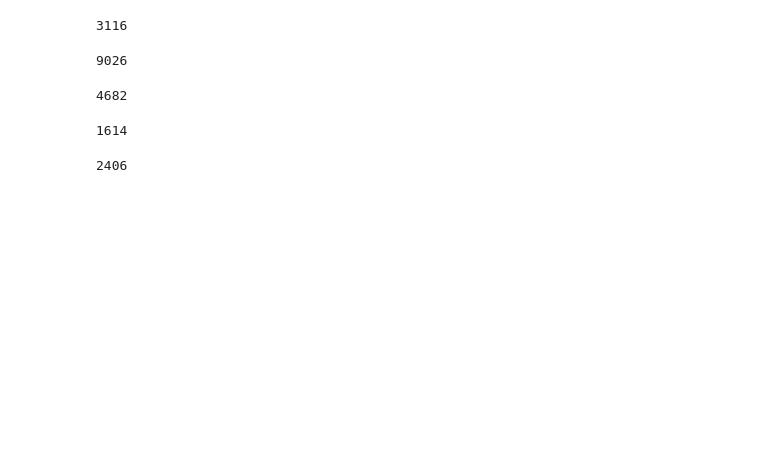
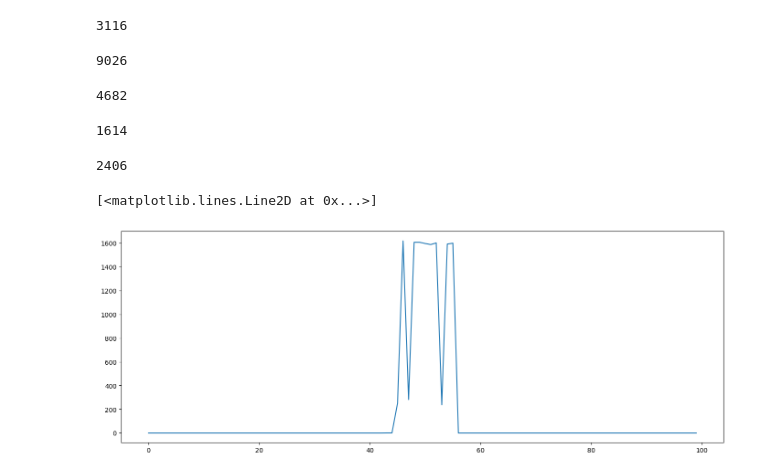
Before and after one commit to MarielTinaco/nilm-tools, a Jupyter notebook: notebooks/Data_Exploration.ipynb, the cells around one changed output. Cells and saved outputs as stored; diff of their text form; code cells hidden in the pictures; blank space fills up the shorter version.

Commit message:
Update: Incorporate binarization to Data exploration notebook

```diff
--- a/notebooks/Data_Exploration.ipynb
+++ b/notebooks/Data_Exploration.ipynb
@@ -123,3 +120,12 @@ for activation in mw_activations:
 len(mw_seq)
 # %% [output]
 2406
+# %%
+index = 250
+mw_binarized = binarization(mw_seq[index], mode="threshold",
+                            threshold=train_elec[MICROWAVE].on_power_threshold())
+
+plt.plot(mw_seq[index])
+# %% [output]
+[<matplotlib.lines.Line2D at 0x...>]
+[figure, added]
```
Also changed, not shown: parts of 3 cells of this notebook.
